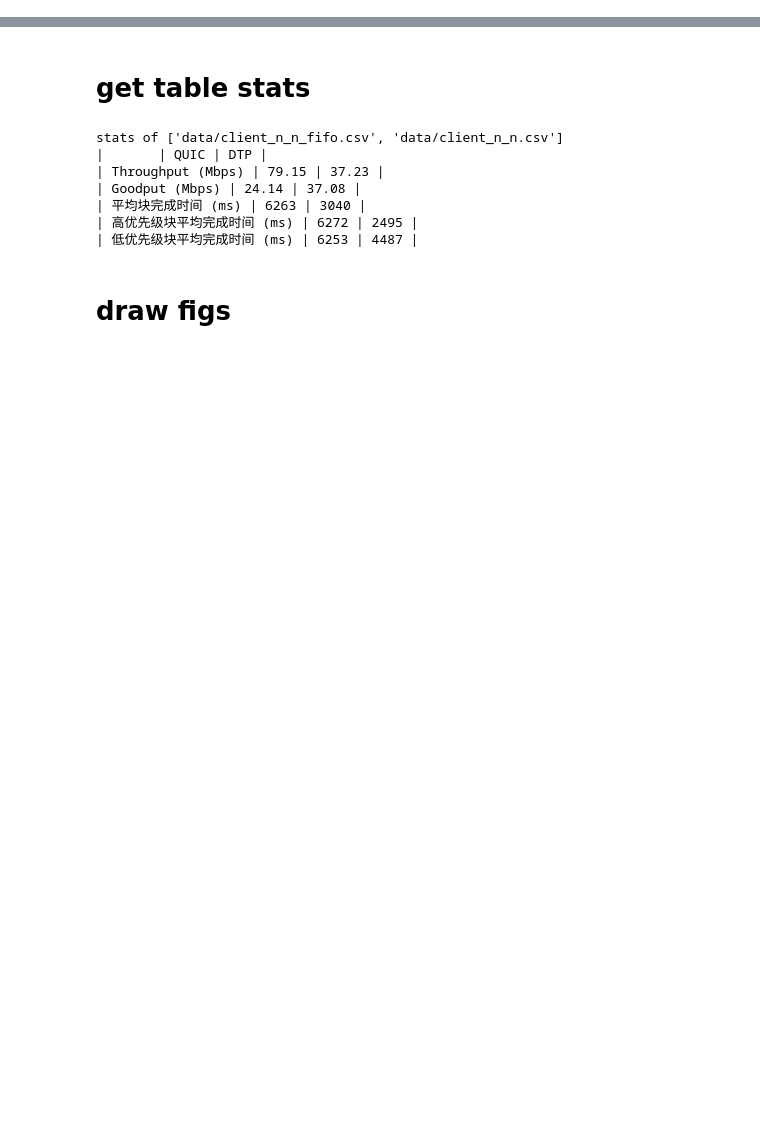
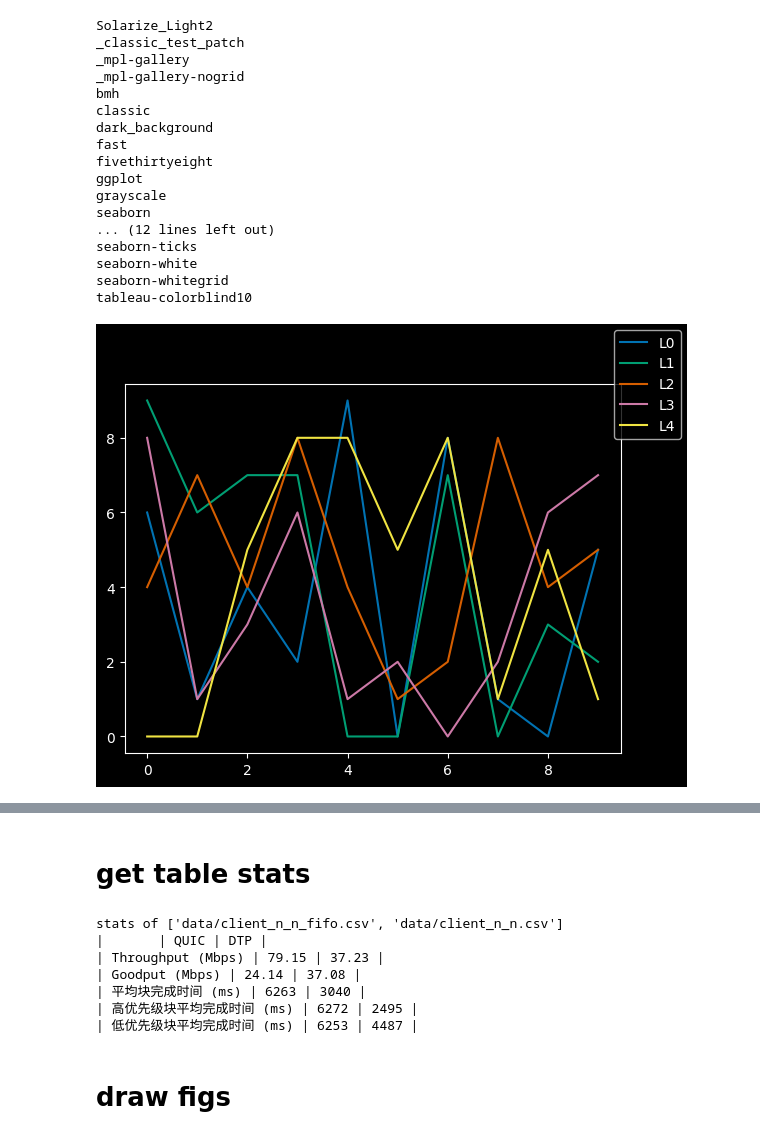
Before and after one commit to simonkorl/dtp-test-scripts, a Jupyter notebook: analyze.ipynb, the cells around one changed output, grey strips where cells are left out. Saved outputs shown, nothing was run; the diff lists cells and outputs as text; code cells hidden in the pictures; blank space fills up the shorter version.

```diff
--- a/analyze.ipynb
+++ b/analyze.ipynb
@@ -254,0 +238,30 @@ tableau-colorblind10
+# %%
+for style in plt.style.available:
+    print(style)
+
+plt.style.use("seaborn-colorblind")
+fig, ax = plt.subplots()
+for i in range(5):
+    ax.plot(np.arange(10), np.random.randint(0, 10, 10), label=f"L{i}")
+fig.legend()
+
+plt.style.use("seaborn-colorblind")
+# %% [output]
+Solarize_Light2
+_classic_test_patch
+_mpl-gallery
+_mpl-gallery-nogrid
+bmh
+classic
+dark_background
+fast
+fivethirtyeight
+ggplot
+grayscale
+seaborn
+... (12 lines left out)
+seaborn-ticks
+seaborn-white
+seaborn-whitegrid
+tableau-colorblind10
+[figure, added]
```
Also changed, not shown: parts of 25 cells of this notebook, 11 other files.
